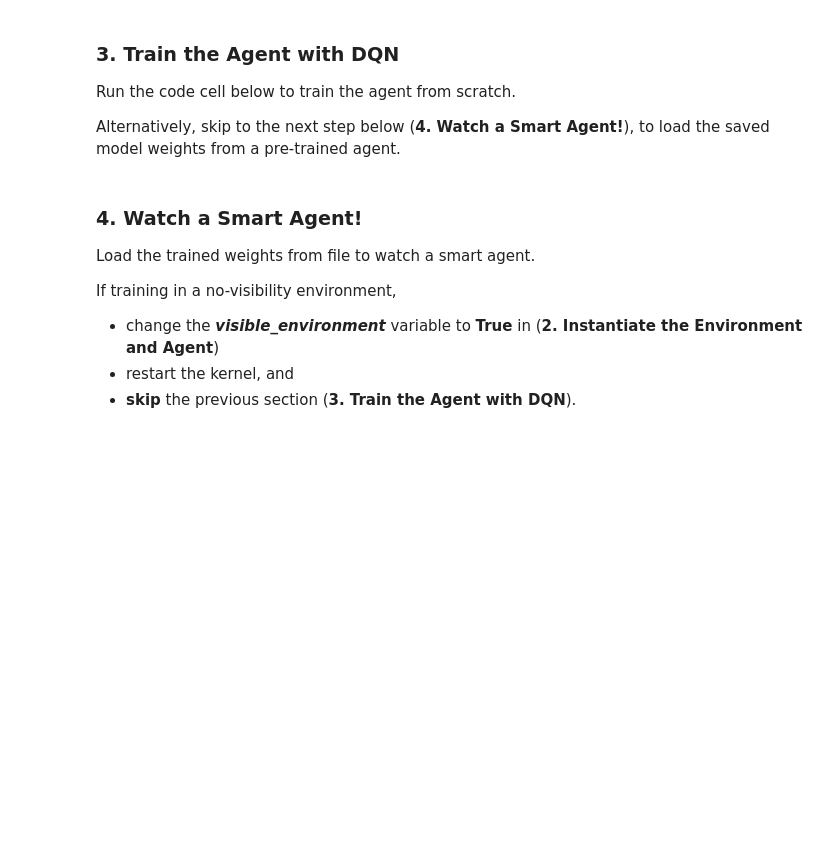
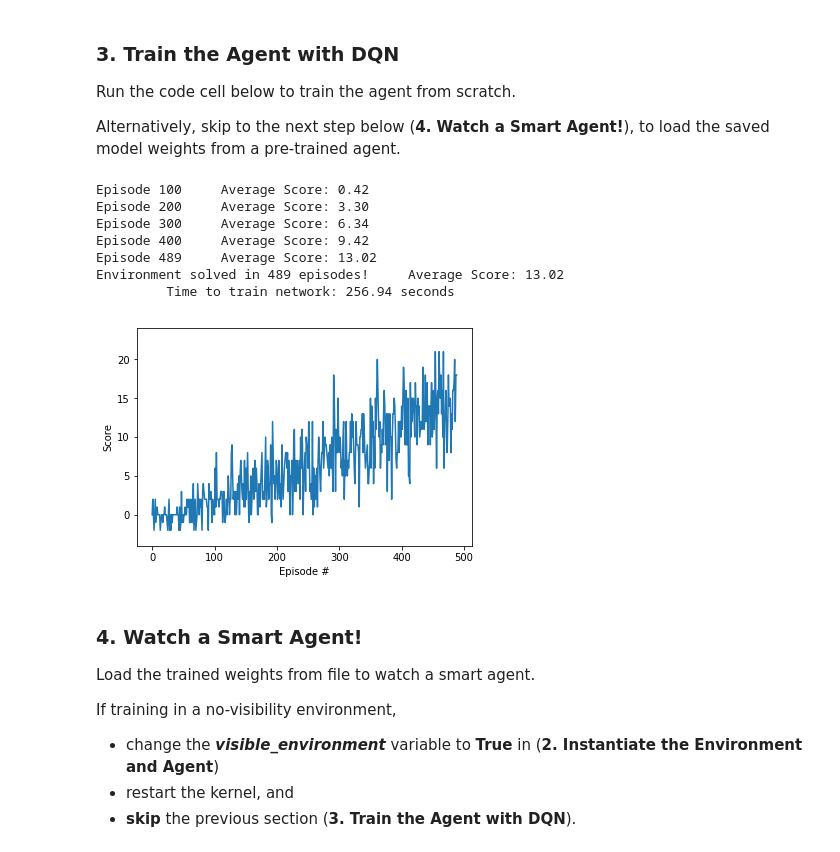
Before and after one commit to frankgolub/DRLND_Banana_Project_1, a Jupyter notebook: Deep_Q_Network_Solution.ipynb, the cells around one changed output. Saved outputs shown, nothing was run; the diff lists cells and outputs as text; code cells hidden in the pictures; blank space fills up the shorter version.

```diff
--- a/Deep_Q_Network_Solution.ipynb
+++ b/Deep_Q_Network_Solution.ipynb
@@ -21,8 +21,8 @@ Initialize the environment in the code cell below. Change the __*visible_environ
 from unityagents import UnityEnvironment
 import numpy as np
 
-visible_environment = False # set this parameter
-if visible_environment = True:
+visible_environment = True # set this parameter
+if visible_environment == True:
     env = UnityEnvironment(file_name='../unity_environments/Banana_Linux/Banana.x86_64')
 else:
     env = UnityEnvironment(file_name='../unity_environments/Banana_Linux_NoVis/Banana.x86_64')
@@ -129,34 +129,43 @@ def dqn(n_episodes=2000, max_t=1000, eps_start=1.0, eps_end=0.01, eps_decay=0.99
 
             action = agent.act(state, eps)
             env_info = env.step(action)[brain_name]        # send the action to the environment
 
             next_state = env_info.vector_observations[0]   # get the next state
             reward = env_info.rewards[0]                   # get the reward
             done = env_info.local_done[0]                  # see if episode has finished
             agent.step(state, action, reward, next_state, done)
             state = next_state
             score += reward
 
             if done:
                 break
         scores_window.append(score)       # save most recent score
         scores.append(score)              # save most recent score
         eps = max(eps_end, eps_decay*eps) # decrease epsilon
         print('\rEpisode {}\tAverage Score: {:.2f}'.format(i_episode, np.mean(scores_window)), end="")
         if i_episode % 100 == 0:
             print('\rEpisode {}\tAverage Score: {:.2f}'.format(i_episode, np.mean(scores_window)))
         if np.mean(scores_window)>=13.0:
             print('\nEnvironment solved in {:d} episodes!\tAverage Score: {:.2f}'.format(i_episode, np.mean(scores_window)))
             torch.save(agent.qnetwork_local.state_dict(), 'checkpoint.pth')
             break
     return scores
 
 t = time.time()
 scores = dqn()
 elapsed = time.time() - t # https://stackoverflow.com/questions/5849800/what-is-the-python-equivalent-of-matlabs-tic-and-toc-functions
 print('\t Time to train network: {:.2f}'.format(elapsed), 'seconds')
 
-plot_scores(scores, fig_indicator="LR_1en3")
+plot_scores(scores, fig_indicator="dqn_normal_soln")
+# %% [output]
+Episode 100     Average Score: 0.42
+Episode 200     Average Score: 3.30
+Episode 300     Average Score: 6.34
+Episode 400     Average Score: 9.42
+Episode 489     Average Score: 13.02
+Environment solved in 489 episodes!     Average Score: 13.02
+         Time to train network: 256.94 seconds
+[figure, added]
 # %% [markdown]
 ### 4. Watch a Smart Agent!
 
```
Also changed, not shown: 14 other files.
